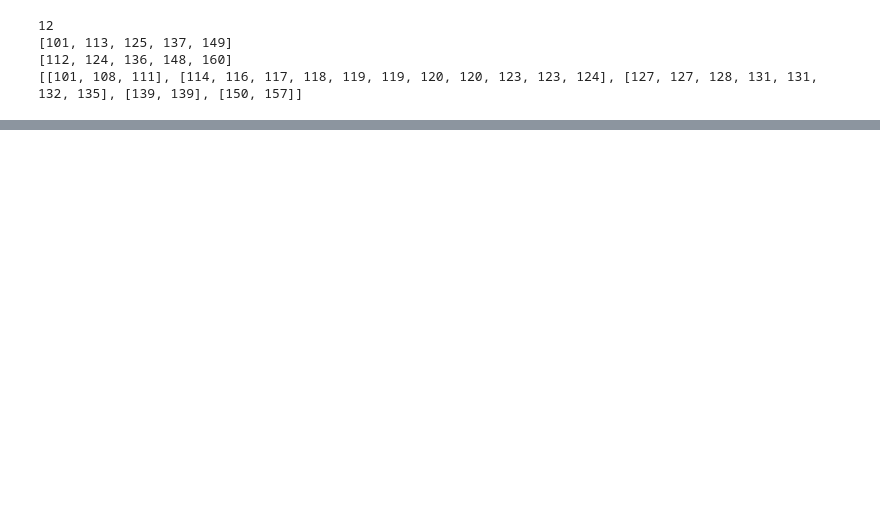
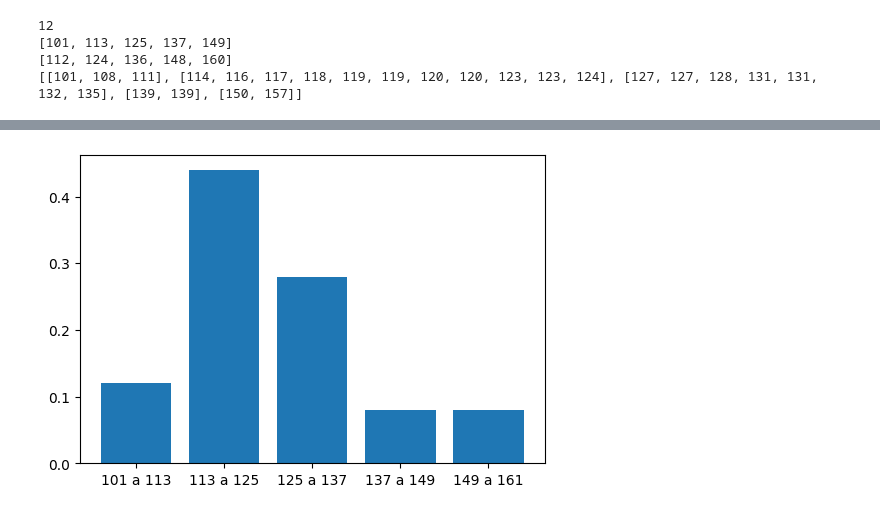
Before and after one commit to GianlucaStarke/introducao_ciencia_dados, a Jupyter notebook: Aula_03/estatistica_descritiva.ipynb, the cells around one changed output, grey strips where cells are left out. Saved outputs shown, nothing was run; the diff lists cells and outputs as text; code cells hidden in the pictures; blank space fills up the shorter version.

```diff
--- a/Aula_03/estatistica_descritiva.ipynb
+++ b/Aula_03/estatistica_descritiva.ipynb
@@ -50,0 +83,4 @@ print (conjunto1.frequencia)
+# %%
+conjunto1.histogramaFrequenciaRelativa()
+# %% [output]
+[figure, added]
```
Also changed, not shown: parts of 9 cells of this notebook.
